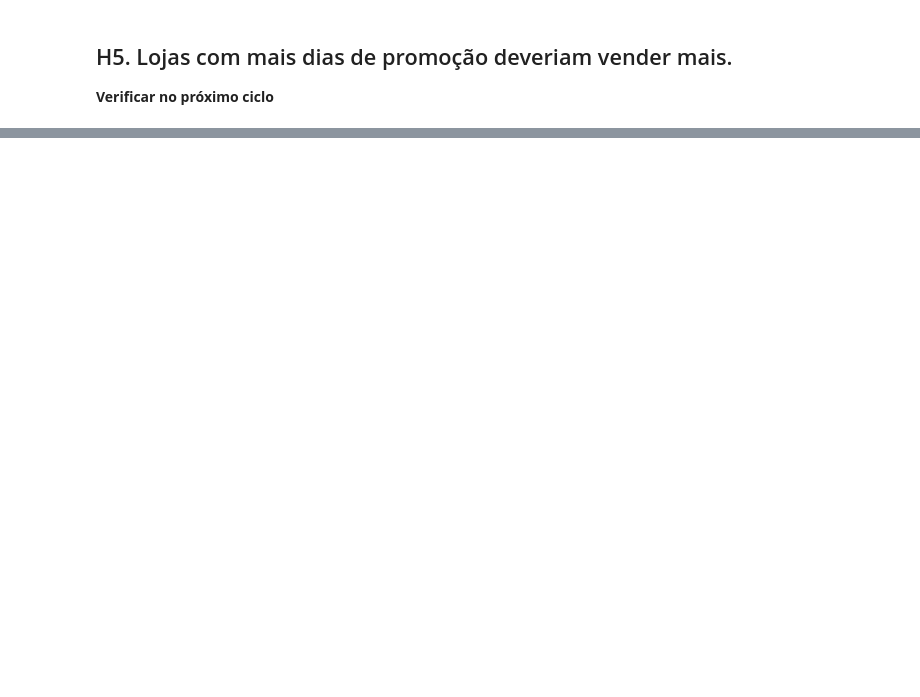
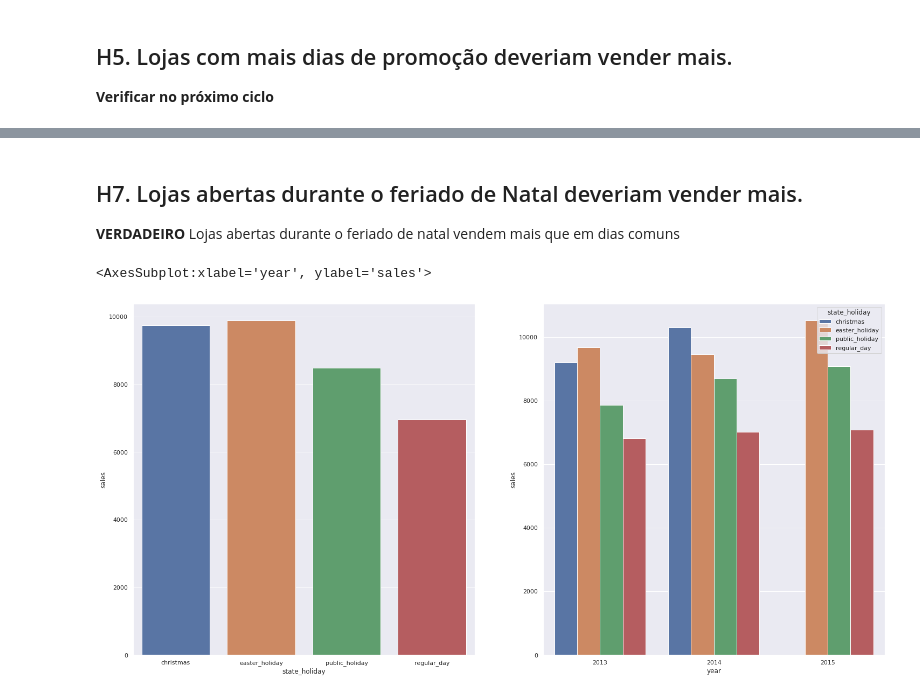
Before and after one commit to TadeuMadureira/DataScience_Em_Producao, a Jupyter notebook: DataScience_Em_Producao.ipynb, the cells around one changed output, grey strips where cells are left out. Drawn from its saved outputs; the diff is of its cells as text; code cells hidden in the pictures; blank space fills up the shorter version.

```diff
--- a/DataScience_Em_Producao.ipynb
+++ b/DataScience_Em_Producao.ipynb
@@ -521,0 +542,14 @@ sns.regplot( x='promo_time_week', y='sales', data=aux2 )
+# %% [markdown]
+## H7. Lojas abertas durante o feriado de Natal deveriam vender mais.
+**VERDADEIRO** Lojas abertas durante o feriado de natal vendem mais que em dias comuns
+# %%
+plt.subplot( 1, 2, 1)
+aux1 = df4[['state_holiday', 'sales']].groupby( 'state_holiday' ).mean().reset_index()
+sns.barplot( x='state_holiday', y='sales', data=aux1 )
+
+plt.subplot( 1, 2, 2)
+aux1 = df4[['year', 'state_holiday', 'sales']].groupby( ['year', 'state_holiday'] ).mean().reset_index()
+sns.barplot( x='year', y='sales', hue='state_holiday', data=aux1 )
+# %% [output]
+<AxesSubplot:xlabel='year', ylabel='sales'>
+[figure, added]
```
Also changed, not shown: parts of 16 cells of this notebook.
